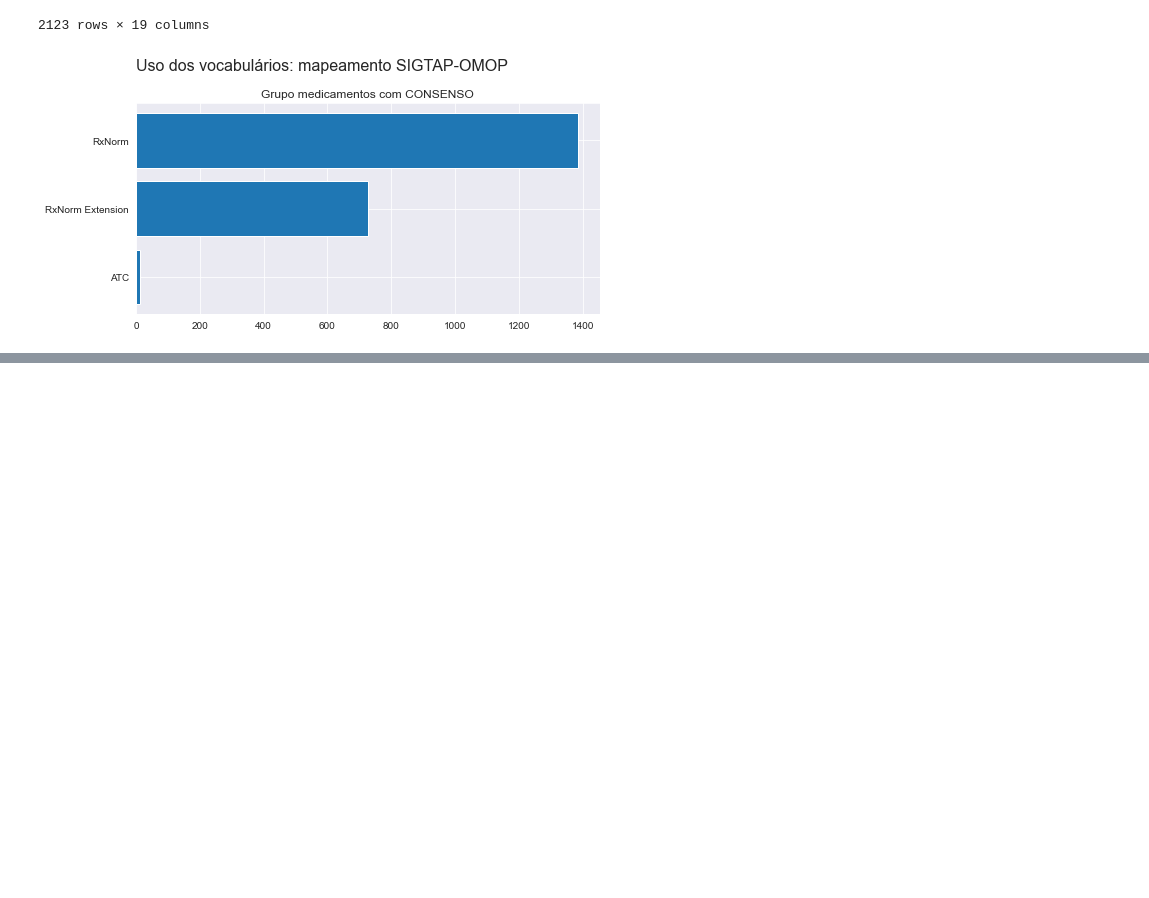
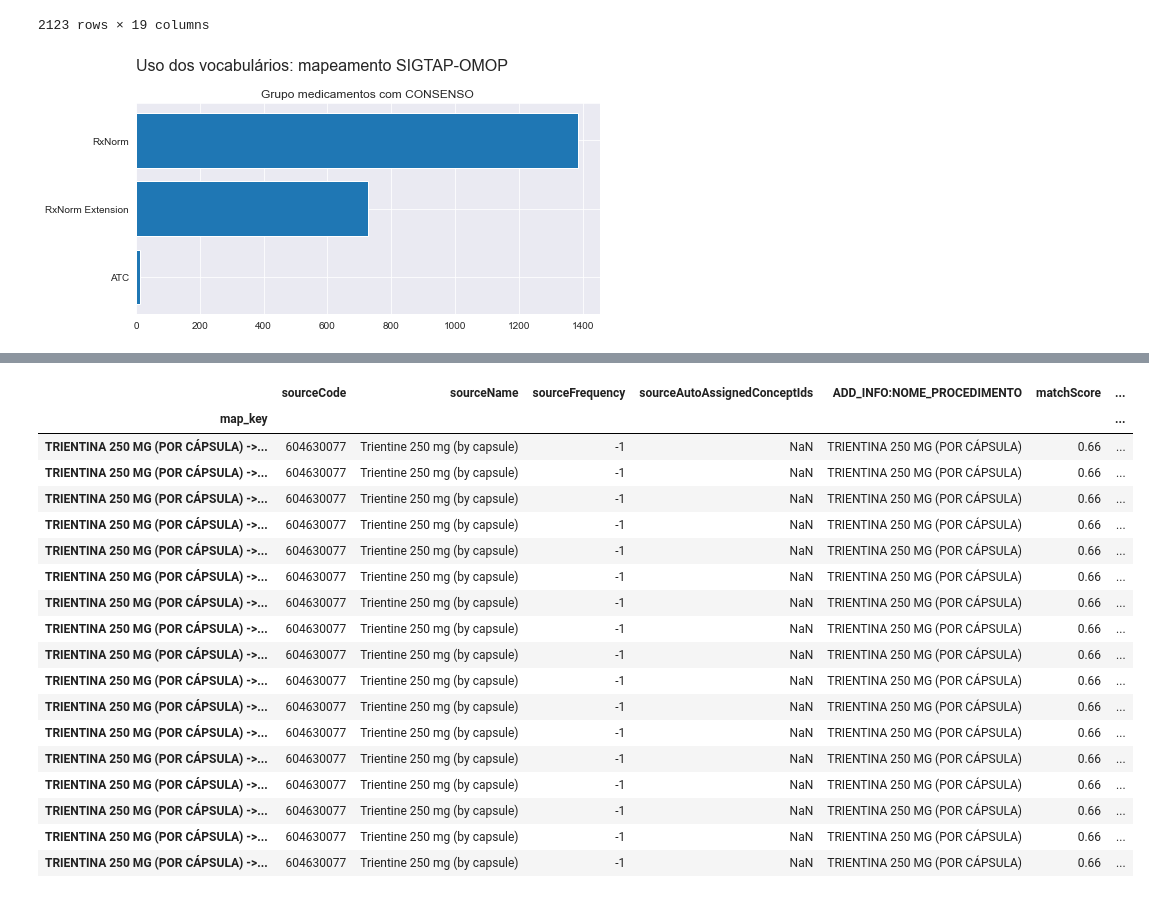
Before and after one commit to andersonfedel/SIGTAP2OMOP_NLP, a Jupyter notebook: Map_sigtap_omop.ipynb, the cells around one changed output, grey strips where cells are left out. Cells and saved outputs as stored; diff of their text form; code cells hidden in the pictures; blank space fills up the shorter version.

Commit message:
atualização termos duplicados

```diff
--- a/Map_sigtap_omop.ipynb
+++ b/Map_sigtap_omop.ipynb
@@ -204,0 +246,23 @@ plt.tight_layout()
+# %%
+#Exemplo de termo com mapeamento para 2 termos OMOP com consenso: TRIENTINA 250 MG (POR CÁPSULA)
+df_cons[df_cons["ADD_INFO:NOME_PROCEDIMENTO"] == "TRIENTINA 250 MG (POR CÁPSULA)"]
+# %% [output]
+|  | sourceCode | sourceName | sourceFrequency | sourceAutoAssignedConceptIds | ADD_INFO:NOME_PROCEDIMENTO | matchScore | ... |
+| map_key |  |  |  |  |  |  | ... |
+| TRIENTINA 250 MG (POR CÁPSULA) ->... | 604630077 | Trientine 250 mg (by capsule) | -1 | NaN | TRIENTINA 250 MG (POR CÁPSULA) | 0.66 | ... |
+| TRIENTINA 250 MG (POR CÁPSULA) ->... | 604630077 | Trientine 250 mg (by capsule) | -1 | NaN | TRIENTINA 250 MG (POR CÁPSULA) | 0.66 | ... |
+| TRIENTINA 250 MG (POR CÁPSULA) ->... | 604630077 | Trientine 250 mg (by capsule) | -1 | NaN | TRIENTINA 250 MG (POR CÁPSULA) | 0.66 | ... |
+| TRIENTINA 250 MG (POR CÁPSULA) ->... | 604630077 | Trientine 250 mg (by capsule) | -1 | NaN | TRIENTINA 250 MG (POR CÁPSULA) | 0.66 | ... |
+| TRIENTINA 250 MG (POR CÁPSULA) ->... | 604630077 | Trientine 250 mg (by capsule) | -1 | NaN | TRIENTINA 250 MG (POR CÁPSULA) | 0.66 | ... |
+| TRIENTINA 250 MG (POR CÁPSULA) ->... | 604630077 | Trientine 250 mg (by capsule) | -1 | NaN | TRIENTINA 250 MG (POR CÁPSULA) | 0.66 | ... |
+| TRIENTINA 250 MG (POR CÁPSULA) ->... | 604630077 | Trientine 250 mg (by capsule) | -1 | NaN | TRIENTINA 250 MG (POR CÁPSULA) | 0.66 | ... |
+| TRIENTINA 250 MG (POR CÁPSULA) ->... | 604630077 | Trientine 250 mg (by capsule) | -1 | NaN | TRIENTINA 250 MG (POR CÁPSULA) | 0.66 | ... |
+| TRIENTINA 250 MG (POR CÁPSULA) ->... | 604630077 | Trientine 250 mg (by capsule) | -1 | NaN | TRIENTINA 250 MG (POR CÁPSULA) | 0.66 | ... |
+| TRIENTINA 250 MG (POR CÁPSULA) ->... | 604630077 | Trientine 250 mg (by capsule) | -1 | NaN | TRIENTINA 250 MG (POR CÁPSULA) | 0.66 | ... |
+| TRIENTINA 250 MG (POR CÁPSULA) ->... | 604630077 | Trientine 250 mg (by capsule) | -1 | NaN | TRIENTINA 250 MG (POR CÁPSULA) | 0.66 | ... |
+| TRIENTINA 250 MG (POR CÁPSULA) ->... | 604630077 | Trientine 250 mg (by capsule) | -1 | NaN | TRIENTINA 250 MG (POR CÁPSULA) | 0.66 | ... |
+| TRIENTINA 250 MG (POR CÁPSULA) ->... | 604630077 | Trientine 250 mg (by capsule) | -1 | NaN | TRIENTINA 250 MG (POR CÁPSULA) | 0.66 | ... |
+| TRIENTINA 250 MG (POR CÁPSULA) ->... | 604630077 | Trientine 250 mg (by capsule) | -1 | NaN | TRIENTINA 250 MG (POR CÁPSULA) | 0.66 | ... |
+| TRIENTINA 250 MG (POR CÁPSULA) ->... | 604630077 | Trientine 250 mg (by capsule) | -1 | NaN | TRIENTINA 250 MG (POR CÁPSULA) | 0.66 | ... |
+| TRIENTINA 250 MG (POR CÁPSULA) ->... | 604630077 | Trientine 250 mg (by capsule) | -1 | NaN | TRIENTINA 250 MG (POR CÁPSULA) | 0.66 | ... |
+| TRIENTINA 250 MG (POR CÁPSULA) ->... | 604630077 | Trientine 250 mg (by capsule) | -1 | NaN | TRIENTINA 250 MG (POR CÁPSULA) | 0.66 | ... |
```
Also changed, not shown: parts of 5 cells of this notebook, 1 other file.
